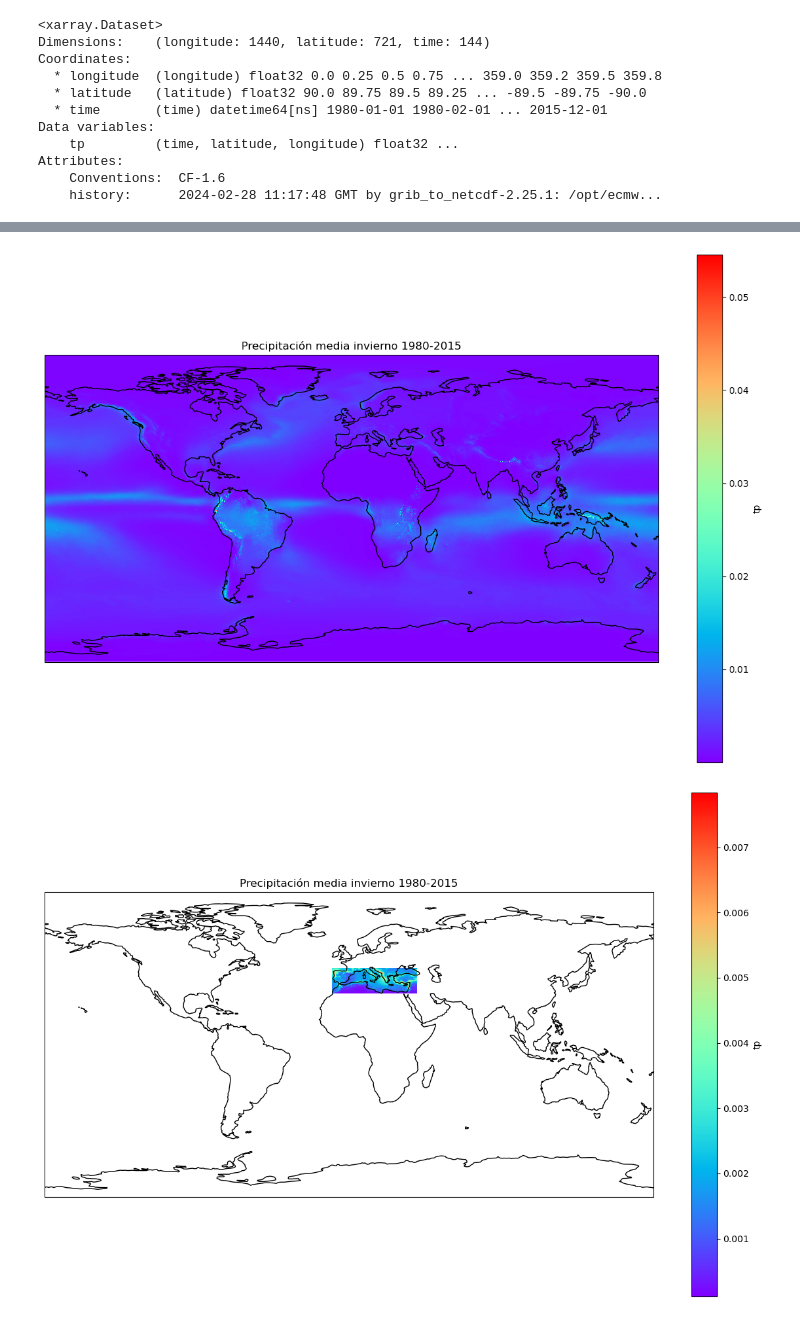
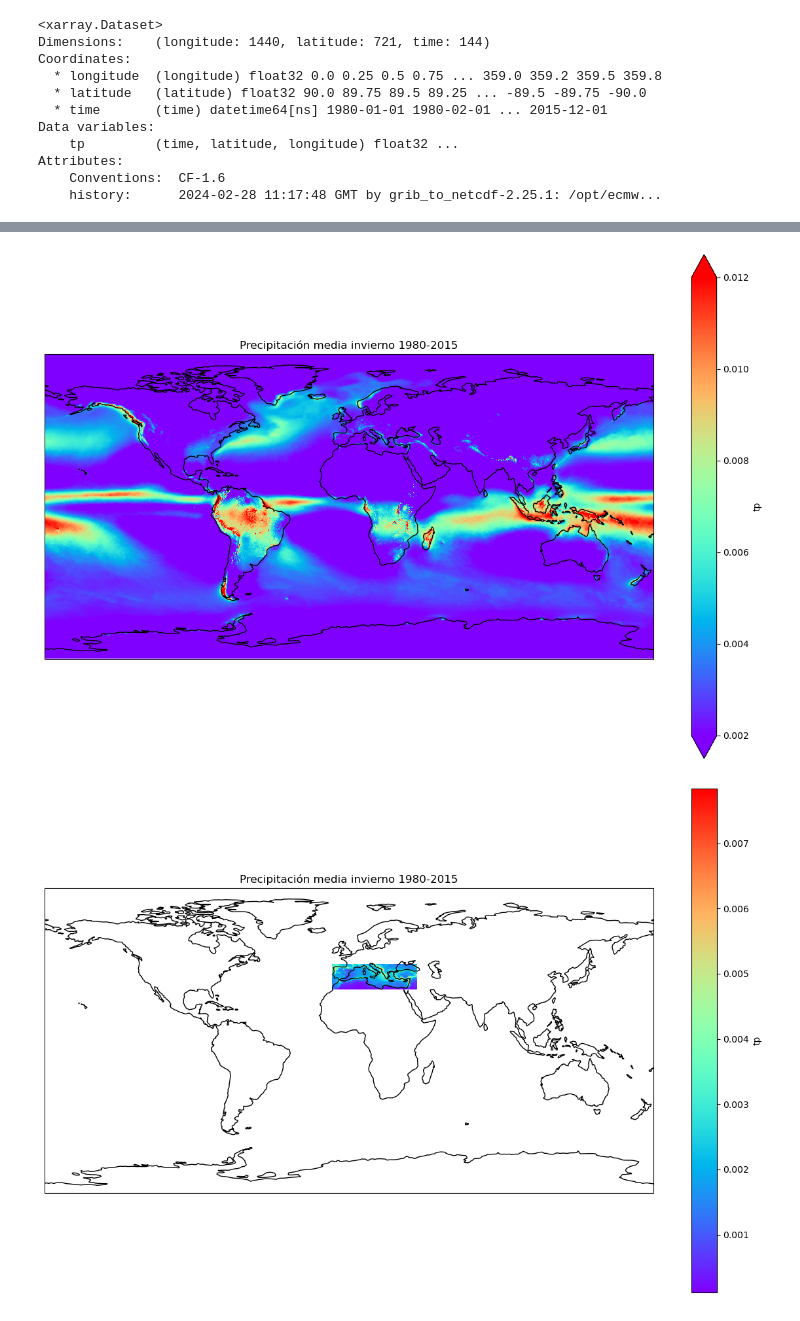
Before and after one commit to rubeenalonso/Practicas-Predictia, a Jupyter notebook: PrimerosPasos/Tarea_pr.ipynb, the cells around one changed output, grey strips where cells are left out. Cells and saved outputs as stored; diff of their text form; code cells hidden in the pictures.

```diff
--- a/PrimerosPasos/Tarea_pr.ipynb
+++ b/PrimerosPasos/Tarea_pr.ipynb
@@ -35,12 +35,12 @@ plt.gcf().set_size_inches(15, 10)
 # %%
 dr_mean = dr.mean(dim='time')
 ax = plt.axes(projection=ccrs.PlateCarree())
-dr_mean.plot.pcolormesh(ax=ax, cmap='rainbow')
+dr_mean.plot.pcolormesh(ax=ax, vmin = 0.002, vmax= 0.012, cmap='rainbow')
 ax.coastlines()
 plt.title('Precipitación media invierno 1980-2015')
 plt.gcf().set_size_inches(15, 10)
 # %% [output]
-[figure, old version]
+[figure, new version]
 # %%
 ar6 = regionmask.defined_regions.ar6.all
 mask = ar6.mask(ds['longitude'], ds['latitude'])
```
Also changed, not shown: parts of 9 cells of this notebook.
